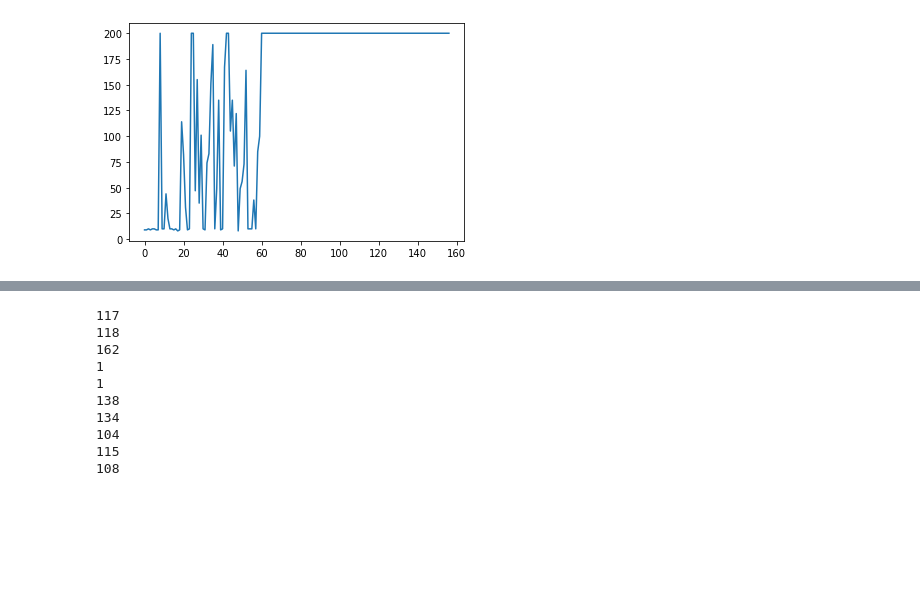
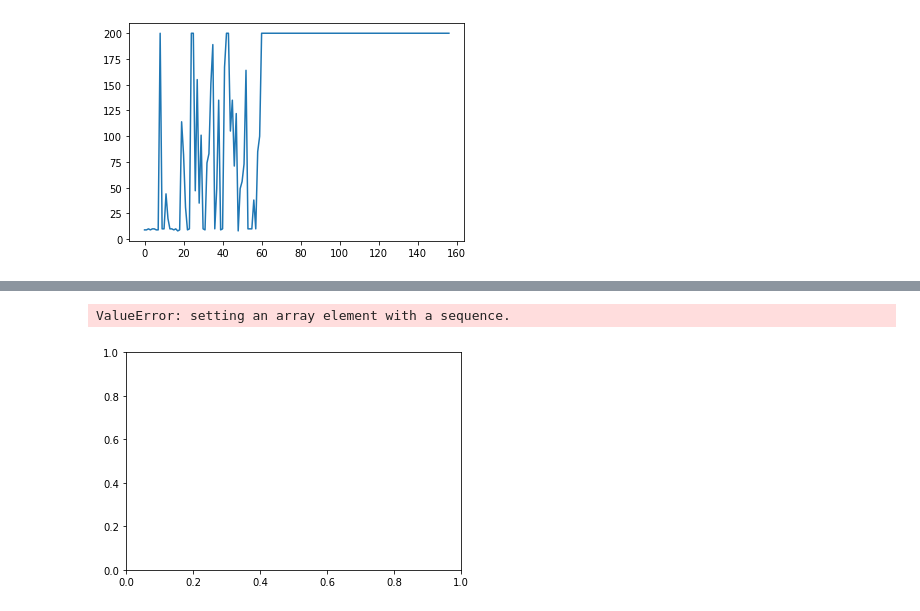
Before and after one commit to andrefmsmith/amsRL_openAIgym, a Jupyter notebook: CodeBlog_Cartpole_Policy.ipynb, the cells around one changed output, grey strips where cells are left out. Cells and saved outputs as stored; diff of their text form; code cells hidden in the pictures; blank space fills up the shorter version.

```diff
--- a/CodeBlog_Cartpole_Policy.ipynb
+++ b/CodeBlog_Cartpole_Policy.ipynb
@@ -310,14 +359,10 @@ Evo: 3195
 # %%
+ls = []
+
 for g in scores_steepest:
-    print(len(g))
+    ls.append(len(g))
-# %% [output]
-117
-118
-162
-1
-1
-138
-134
-104
-115
-108
+# %%
+plt.hist(ls)
+# %% [output]
+ValueError: setting an array element with a sequence.
+[figure, added]
```
Also changed, not shown: parts of 4 cells of this notebook.
